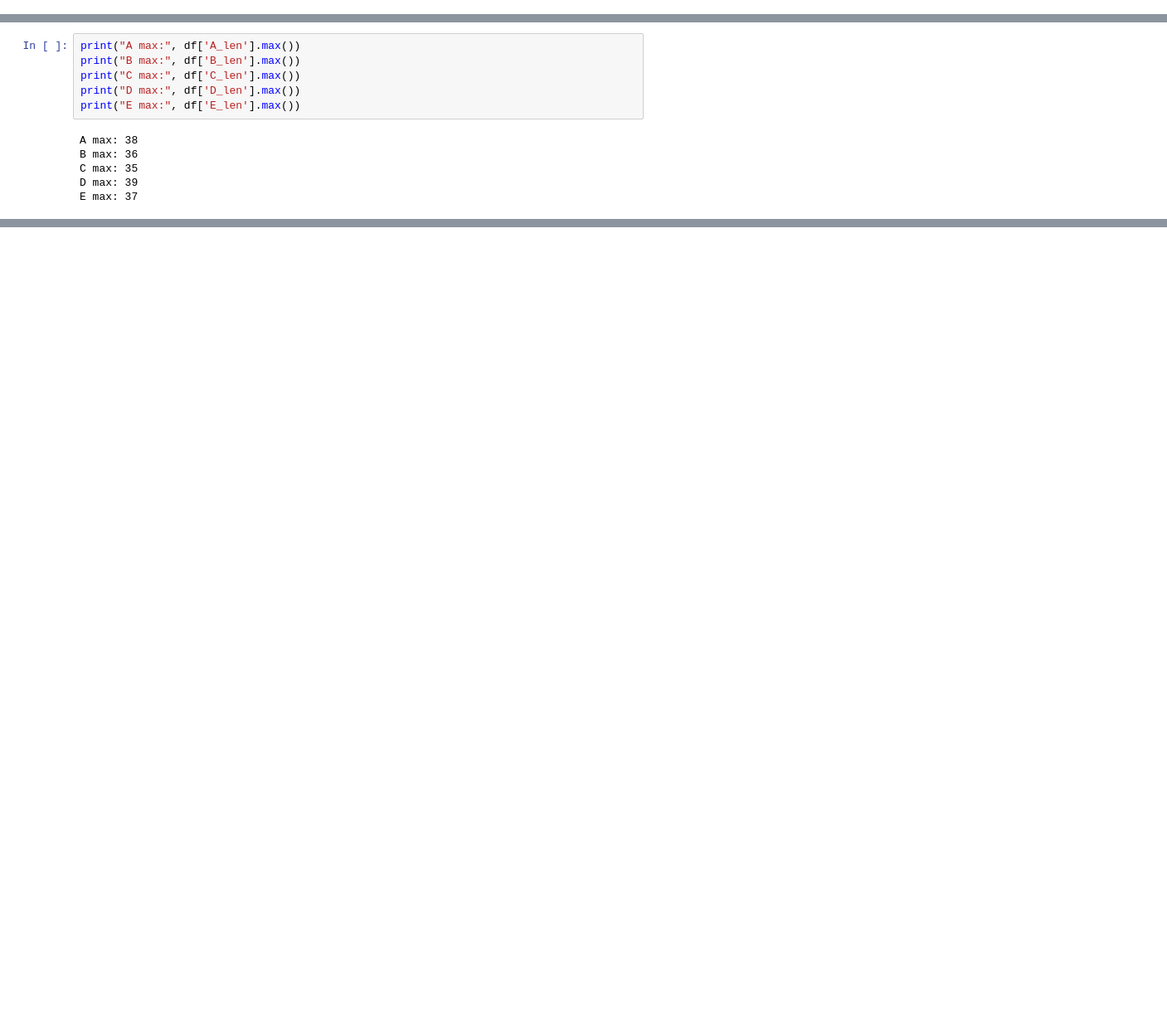
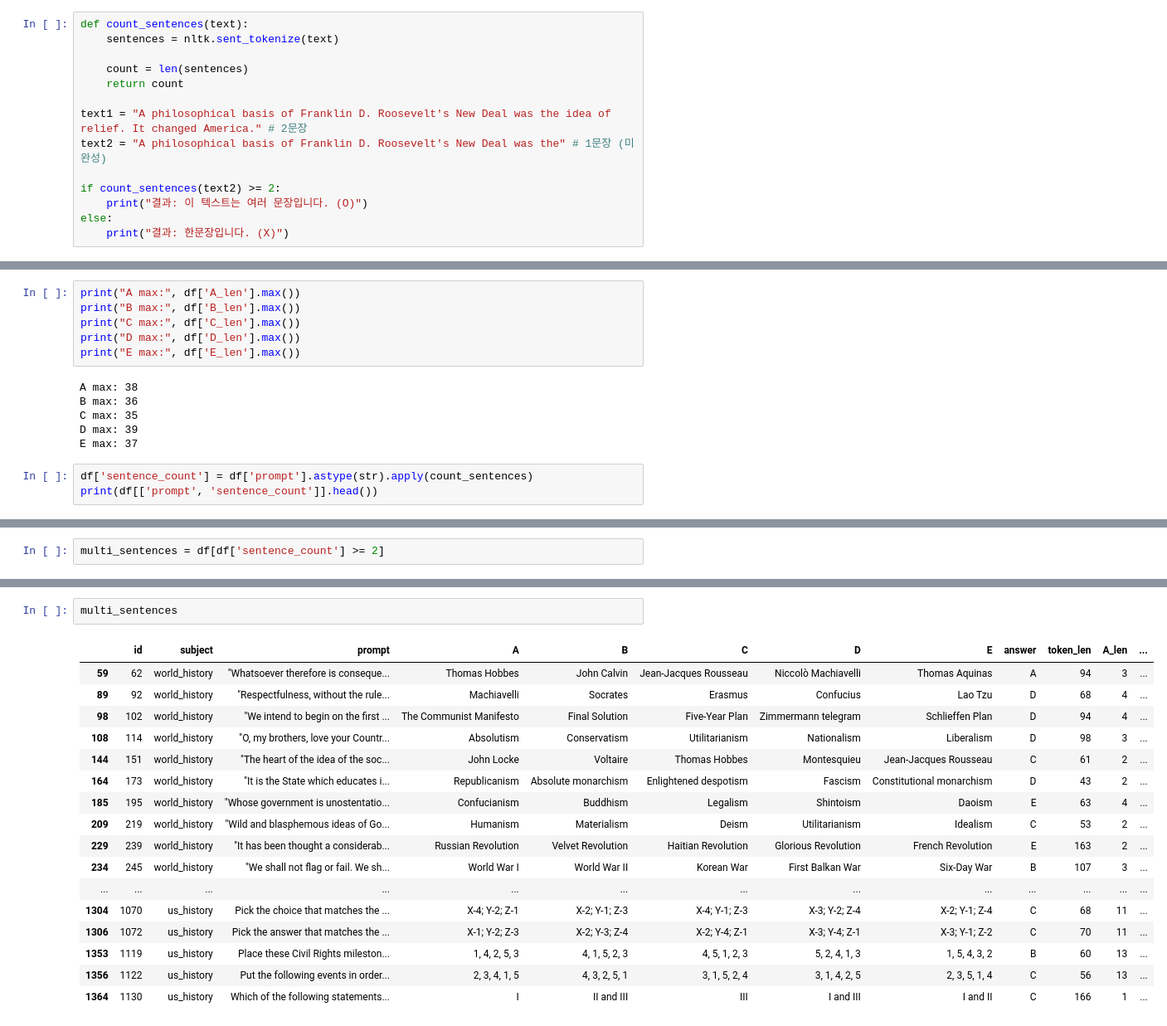
Before and after one commit to boostcampaitech8/pro-nlp-generationfornlp-nlp-13, a Jupyter notebook: notebooks/Kim/SAT_data.ipynb, the cells around one changed output, grey strips where cells are left out. Shown at 83% size. Drawn from its saved outputs; the diff is of its cells as text; blank space fills up the shorter version.

```diff
--- a/notebooks/Kim/SAT_data.ipynb
+++ b/notebooks/Kim/SAT_data.ipynb
@@ -11,0 +33,14 @@ pd.set_option('display.max_rows', None)
+# %%
+def count_sentences(text):
+    sentences = nltk.sent_tokenize(text)
+
+    count = len(sentences)
+    return count
+
+text1 = "A philosophical basis of Franklin D. Roosevelt's New Deal was the idea of relief. It changed America." # 2문장
+text2 = "A philosophical basis of Franklin D. Roosevelt's New Deal was the" # 1문장 (미완성)
+
+if count_sentences(text2) >= 2:
+    print("결과: 이 텍스트는 여러 문장입니다. (O)")
+else:
+    print("결과: 한문장입니다. (X)")
@@ -152,3 +189,6 @@ B max: 36
 C max: 35
 D max: 39
 E max: 37
+# %%
+df['sentence_count'] = df['prompt'].astype(str).apply(count_sentences)
+print(df[['prompt', 'sentence_count']].head())
@@ -154,0 +209,2 @@ E max: 37
+# %%
+multi_sentences = df[df['sentence_count'] >= 2]
@@ -154,0 +251,20 @@ E max: 37
+# %%
+multi_sentences
+# %% [output]
+|  | id | subject | prompt | A | B | C | D | E | answer | token_len | A_len | ... |
+| 59 | 62 | world_history | "Whatsoever therefore is conseque... | Thomas Hobbes | John Calvin | Jean-Jacques Rousseau | Niccolò Machiavelli | Thomas Aquinas | A | 94 | 3 | ... |
+| 89 | 92 | world_history | "Respectfulness, without the rule... | Machiavelli | Socrates | Erasmus | Confucius | Lao Tzu | D | 68 | 4 | ... |
+| 98 | 102 | world_history | "We intend to begin on the first ... | The Communist Manifesto | Final Solution | Five-Year Plan | Zimmermann telegram | Schlieffen Plan | D | 94 | 4 | ... |
+| 108 | 114 | world_history | "O, my brothers, love your Countr... | Absolutism | Conservatism | Utilitarianism | Nationalism | Liberalism | D | 98 | 3 | ... |
+| 144 | 151 | world_history | "The heart of the idea of the soc... | John Locke | Voltaire | Thomas Hobbes | Montesquieu | Jean-Jacques Rousseau | C | 61 | 2 | ... |
+| 164 | 173 | world_history | "It is the State which educates i... | Republicanism | Absolute monarchism | Enlightened despotism | Fascism | Constitutional monarchism | D | 43 | 2 | ... |
+| 185 | 195 | world_history | "Whose government is unostentatio... | Confucianism | Buddhism | Legalism | Shintoism | Daoism | E | 63 | 4 | ... |
+| 209 | 219 | world_history | "Wild and blasphemous ideas of Go... | Humanism | Materialism | Deism | Utilitarianism | Idealism | C | 53 | 2 | ... |
+| 229 | 239 | world_history | "It has been thought a considerab... | Russian Revolution | Velvet Revolution | Haitian Revolution | Glorious Revolution | French Revolution | E | 163 | 2 | ... |
+| 234 | 245 | world_history | "We shall not flag or fail. We sh... | World War I | World War II | Korean War | First Balkan War | Six-Day War | B | 107 | 3 | ... |
+| ... | ... | ... | ... | ... | ... | ... | ... | ... | ... | ... | ... | ... |
+| 1304 | 1070 | us_history | Pick the choice that matches the ... | X-4; Y-2; Z-1 | X-2; Y-1; Z-3 | X-4; Y-1; Z-3 | X-3; Y-2; Z-4 | X-2; Y-1; Z-4 | C | 68 | 11 | ... |
+| 1306 | 1072 | us_history | Pick the answer that matches the ... | X-1; Y-2; Z-3 | X-2; Y-3; Z-4 | X-2; Y-4; Z-1 | X-3; Y-4; Z-1 | X-3; Y-1; Z-2 | C | 70 | 11 | ... |
+| 1353 | 1119 | us_history | Place these Civil Rights mileston... | 1, 4, 2, 5, 3 | 4, 1, 5, 2, 3 | 4, 5, 1, 2, 3 | 5, 2, 4, 1, 3 | 1, 5, 4, 3, 2 | B | 60 | 13 | ... |
+| 1356 | 1122 | us_history | Put the following events in order... | 2, 3, 4, 1, 5 | 4, 3, 2, 5, 1 | 3, 1, 5, 2, 4 | 3, 1, 4, 2, 5 | 2, 3, 5, 1, 4 | C | 56 | 13 | ... |
+| 1364 | 1130 | us_history | Which of the following statements... | I | II and III | III | I and III | I and II | C | 166 | 1 | ... |
```
Also changed, not shown: parts of 15 cells of this notebook, 2 other files.
